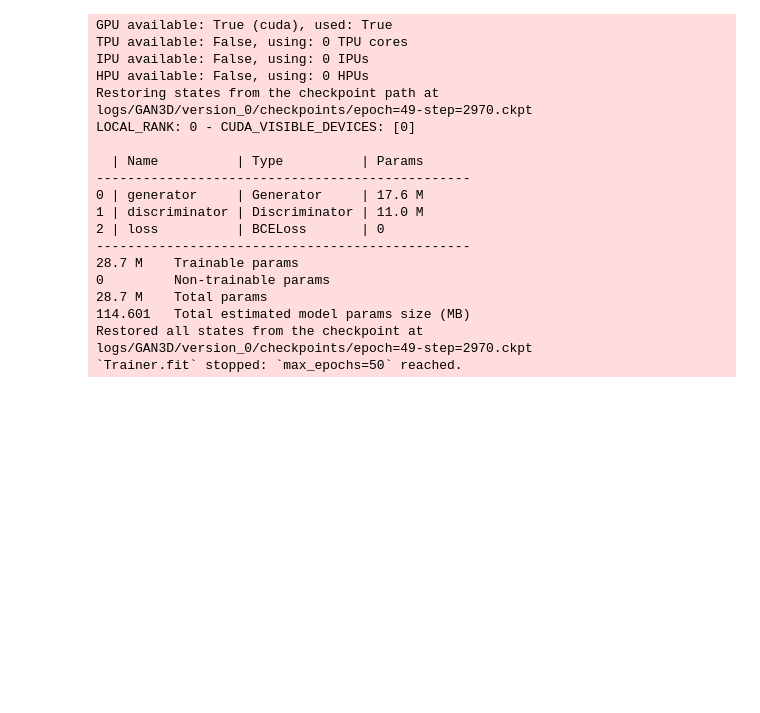
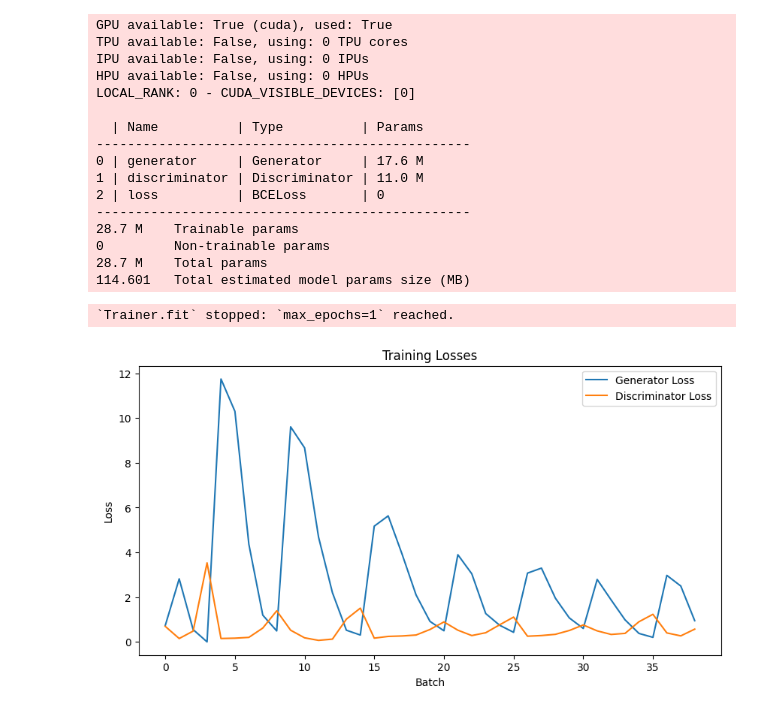
Before and after one commit to buzzCraft/ACIT-4030, a Jupyter notebook: 3d_gan_notes.ipynb, the cells around one changed output. Saved outputs shown, nothing was run; the diff lists cells and outputs as text; code cells hidden in the pictures; blank space fills up the shorter version.

```diff
--- a/3d_gan_notes.ipynb
+++ b/3d_gan_notes.ipynb
@@ -384,34 +480,52 @@ args = parser.parse_args(args=[])
 device = torch.device("cuda" if torch.cuda.is_available() else "cpu")
 
 # Dataset
-train_dataset = VoxelDataset(train_voxel, train_labels, transform=transform, desired_label=args.desired_label, if_label=False)
+train_dataset = VoxelDataset(
+    train_voxel,
+    train_labels,
+    transform=transform,
+    desired_label=args.desired_label,
+    if_label=False,
+)
 
 # DataLoader
-train_loader = DataLoader(train_dataset, batch_size=args.batch_size, shuffle=True, drop_last=True)
+train_loader = DataLoader(
+    train_dataset, batch_size=args.batch_size, shuffle=True, drop_last=True
+)
 
 # Initialize the GAN
-model = GAN3D(d_lr=args.d_lr, g_lr=args.g_lr, noise_dim=args.noise_dim, b1=args.b1, b2=args.b2)
+model = GAN3D(
+    d_lr=args.d_lr, g_lr=args.g_lr, noise_dim=args.noise_dim, b1=args.b1, b2=args.b2
+)
 model = model.to(device)
 
 # Set logger
-tb_logger = TensorBoardLogger('logs/', name='GAN3D')
+tb_logger = TensorBoardLogger(
+    "logs/",
+    name="GAN3D",
+    version="3DGAN_epochs={}_label={}.pt".format(args.epochs, args.desired_label),
+)
 
 # Initialize the Trainer
 trainer = pl.Trainer(max_epochs=args.epochs, accelerator="gpu", logger=tb_logger)
 
 # Train the model
-trainer.fit(model, train_loader, ckpt_path="logs/GAN3D/version_0/checkpoints/epoch=49-step=2970.ckpt")
+trainer.fit(
+    model,
+    train_loader,
+    ckpt_path=None,
+)
 
-# Save model
-torch.save({"model_state_dict": model.state_dict(),
-            "config": vars(args)
-            }, "3DGAN_epochs={}_label={}.pt".format(args.epochs, args.desired_label))
+# Task A: Save trained model for later use
+torch.save(
+    {"model_state_dict": model.state_dict(), "config": vars(args)},
+    "3DGAN_epochs={}_label={}.pt".format(args.epochs, args.desired_label),
+)
 # %% [output]
 GPU available: True (cuda), used: True
 TPU available: False, using: 0 TPU cores
 IPU available: False, using: 0 IPUs
 HPU available: False, using: 0 HPUs
-Restoring states from the checkpoint path at logs/GAN3D/version_0/checkpoints/epoch=49-step=2970.ckpt
 LOCAL_RANK: 0 - CUDA_VISIBLE_DEVICES: [0]
 
   | Name          | Type          | Params
@@ -424,5 +538,9 @@ LOCAL_RANK: 0 - CUDA_VISIBLE_DEVICES: [0]
 0         Non-trainable params
 28.7 M    Total params
 114.601   Total estimated model params size (MB)
-Restored all states from the checkpoint at logs/GAN3D/version_0/checkpoints/epoch=49-step=2970.ckpt
-`Trainer.fit` stopped: `max_epochs=50` reached.
+`Trainer.fit` stopped: `max_epochs=1` reached.
+# %%
+# Task A: Present a figure of the history of the training loss of the discriminator and generator.
+model.plot_losses()
+# %% [output]
+[figure, added]
```
Also changed, not shown: parts of 14 cells of this notebook.
